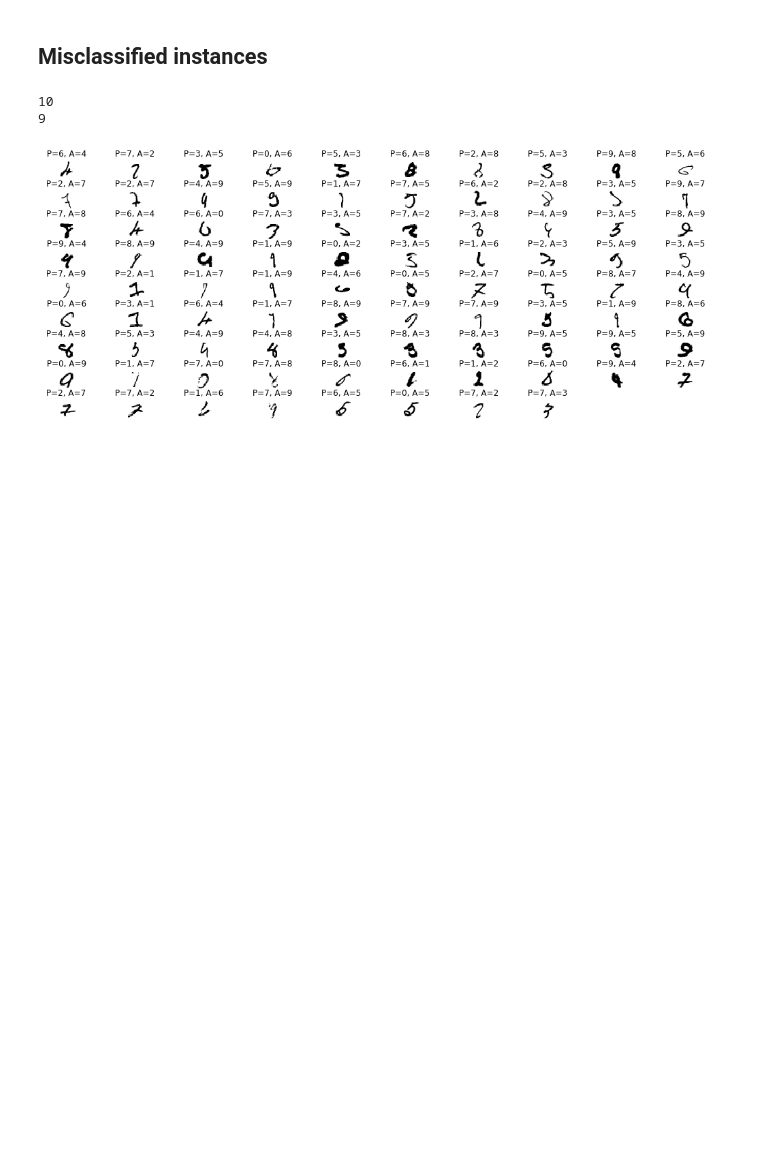
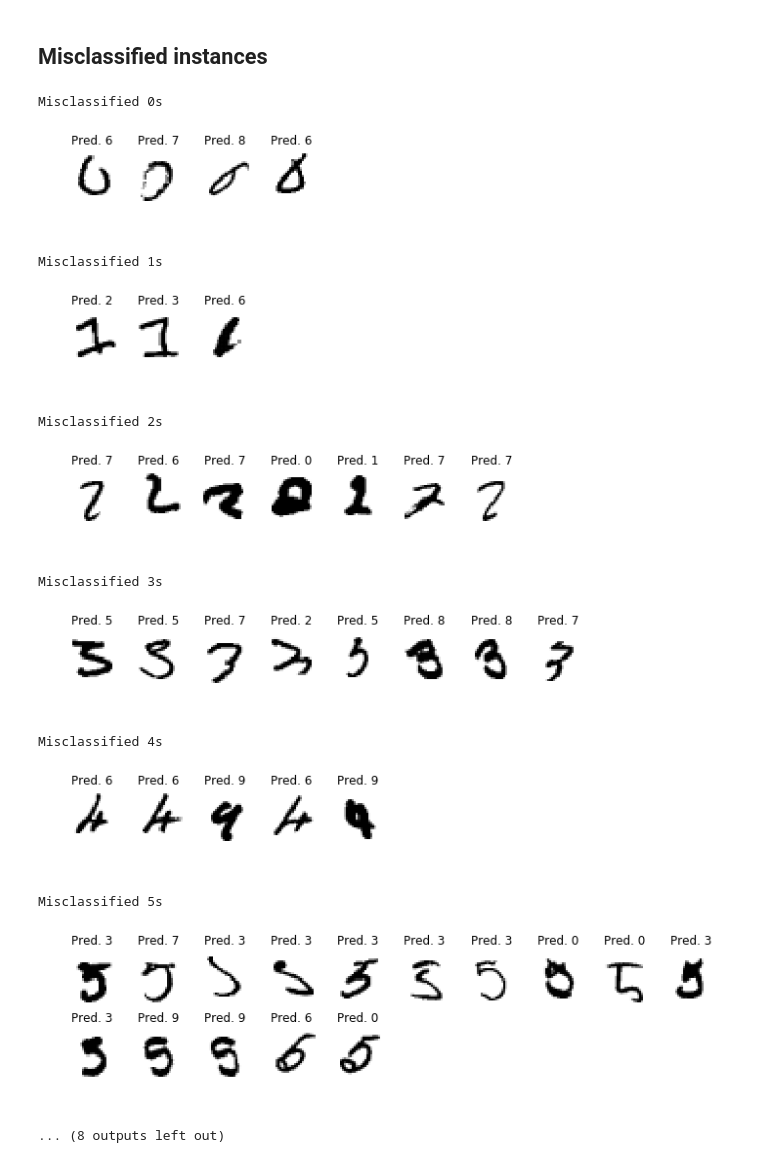
Before and after one commit to fau-masters-collected-works-cgarbin/cap6618-computer-vision, a Jupyter notebook: module5/CAP6618_PP3_final_cgarbin.ipynb, the cells around one changed output. Cells and saved outputs as stored; diff of their text form; code cells hidden in the pictures; blank space fills up the shorter version.

Commit message:
Show misclassified instances per class

```diff
--- a/module5/CAP6618_PP3_final_cgarbin.ipynb
+++ b/module5/CAP6618_PP3_final_cgarbin.ipynb
@@ -578,26 +578,42 @@ misclassified_indices = [i for i in np.arange(len(predicted_class)) if predicted
 # %%
 # Inspired by https://medium.com/@mjbhobe/mnist-digits-classification-with-keras-ed6c2374bd0e
 
-num_cols = 10
-num_rows = len(misclassified_indices) // 10 + 1
-print(num_cols)
-print(num_rows)
+def draw_digits(digit_indices):
+    number_of_digits = len(digit_indices)
+    num_cols = 10
+    num_rows = number_of_digits // num_cols + 1
 
-f, ax = plt.subplots(num_rows, num_cols, figsize=(18,7),
-                     gridspec_kw={'wspace':0.05, 'hspace':0.5},
-                     squeeze=False)
+    f, ax = plt.subplots(num_rows, num_cols, figsize=(12,5),
+                         #gridspec_kw={'wspace':0.5, 'hspace':0.3},
+                         squeeze=False)
 
-for r in range(num_rows):
-    for c in range(num_cols):
-        image_index = r * num_cols + c
-        ax[r,c].axis("off")
-        if image_index < len(misclassified_indices):
-            ax[r,c].imshow(original_x_test[misclassified_indices[image_index]], cmap=plt.get_cmap('gray_r'))
-            ax[r,c].set_title("P={}, A={}".format(
-                predicted_class[misclassified_indices[image_index]], actual_class_label[misclassified_indices[image_index]]))
+    for r in range(num_rows):
+        for c in range(num_cols):
+            image_index = r * num_cols + c
+            ax[r,c].axis("off")
+            if image_index < number_of_digits:
+                digit_index = digit_indices[image_index]
+                ax[r,c].imshow(original_x_test[digit_index], cmap=plt.get_cmap('gray_r'))
+                ax[r,c].set_title("Pred. {}".format(predicted_class[digit_index]))
 
-plt.show()
+    f.subplots_adjust(bottom=0.0, top=num_rows* 0.2)
+    plt.show()
+
+for digit in range(NUM_CLASSES):
+    print('Misclassified {}s'.format(digit))
+    misclassified = [i for i in misclassified_indices if actual_class_label[i] == digit]
+    draw_digits(misclassified)
 # %% [output]
-10
-9
+Misclassified 0s
-[figure, old version]
+[figure, new version]
+Misclassified 1s
+[figure, added]
+Misclassified 2s
+[figure, added]
+Misclassified 3s
+[figure, added]
+Misclassified 4s
+[figure, added]
+Misclassified 5s
+[figure, added]
+... (8 outputs left out)
```
